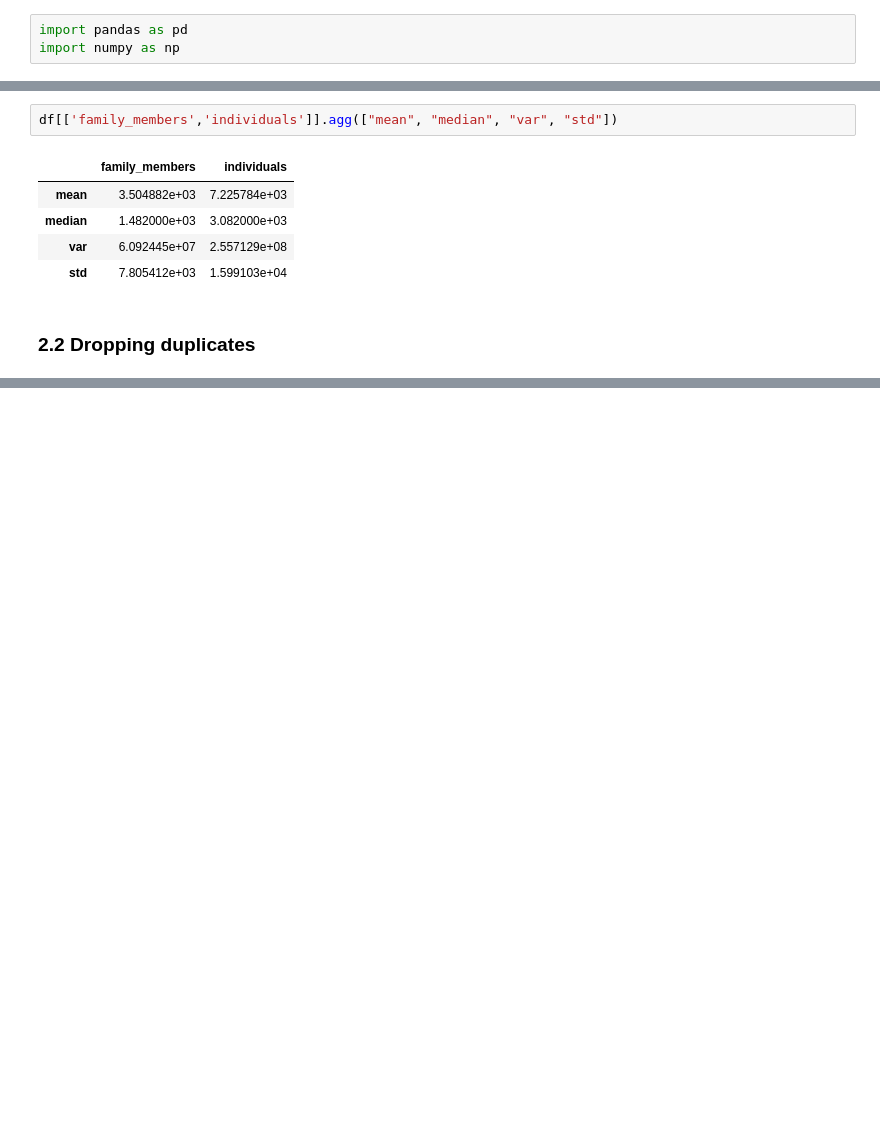
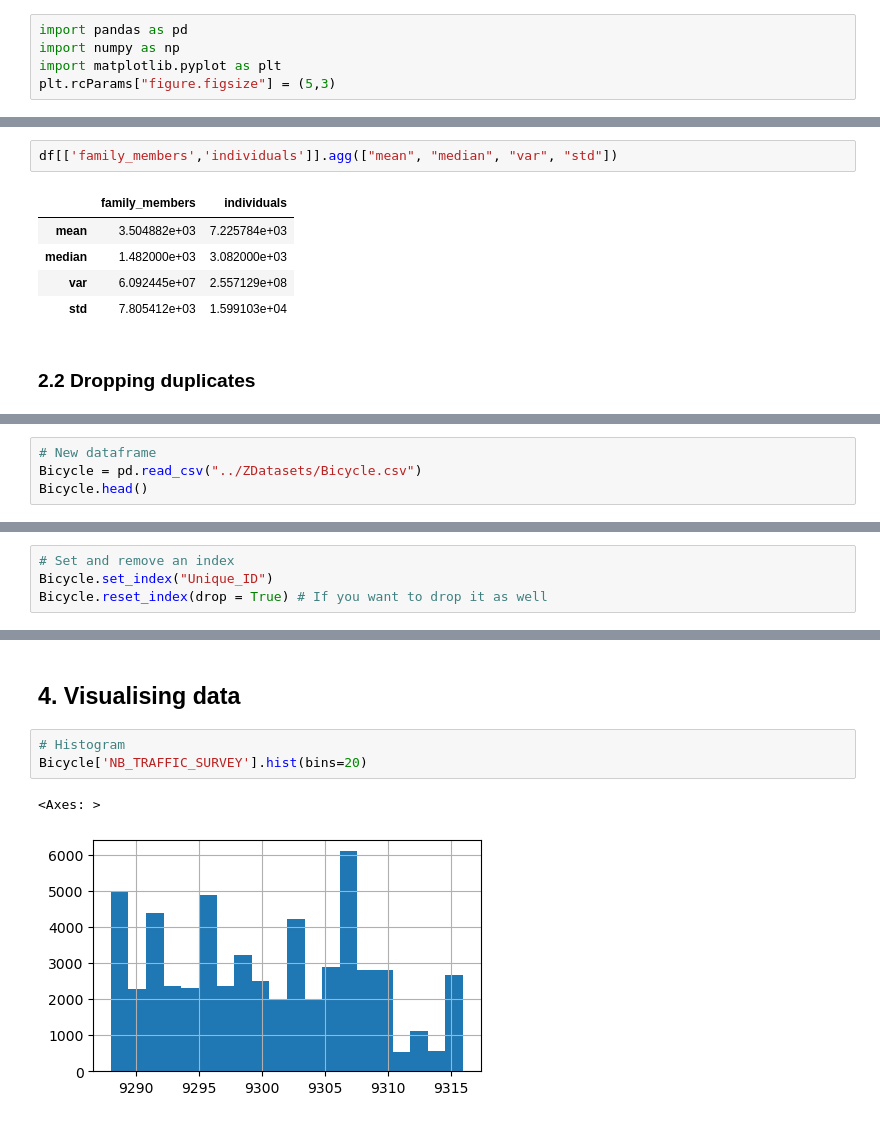
Before and after one commit to Timm26/Data_Science_Handbook, a Jupyter notebook: Data_Manipulation/Data_Manipulation_with_Pandas.ipynb, the cells around one changed output, grey strips where cells are left out. Cells and saved outputs as stored; diff of their text form; blank space fills up the shorter version.

```diff
--- a/Data_Manipulation/Data_Manipulation_with_Pandas.ipynb
+++ b/Data_Manipulation/Data_Manipulation_with_Pandas.ipynb
@@ -3,6 +39,8 @@
 # %%
 import pandas as pd
 import numpy as np
+import matplotlib.pyplot as plt
+plt.rcParams["figure.figsize"] = (5,3)
 # %%
 df = pd.read_csv("../ZDatasets/homelessness.csv")
 df.head()
@@ -166,0 +239,4 @@ df[['family_members','individuals']].agg(["mean", "median", "var", "std"])
+# %%
+# New dataframe
+Bicycle = pd.read_csv("../ZDatasets/Bicycle.csv")
+Bicycle.head()
@@ -166,0 +267,4 @@ df[['family_members','individuals']].agg(["mean", "median", "var", "std"])
+# %%
+# Set and remove an index
+Bicycle.set_index("Unique_ID")
+Bicycle.reset_index(drop = True) # If you want to drop it as well
@@ -166,0 +285,8 @@ df[['family_members','individuals']].agg(["mean", "median", "var", "std"])
+# %% [markdown]
+## 4. Visualising data
+# %%
+# Histogram
+Bicycle['NB_TRAFFIC_SURVEY'].hist(bins=20)
+# %% [output]
+<Axes: >
+[figure, added]
```
Also changed, not shown: parts of 21 cells of this notebook.
